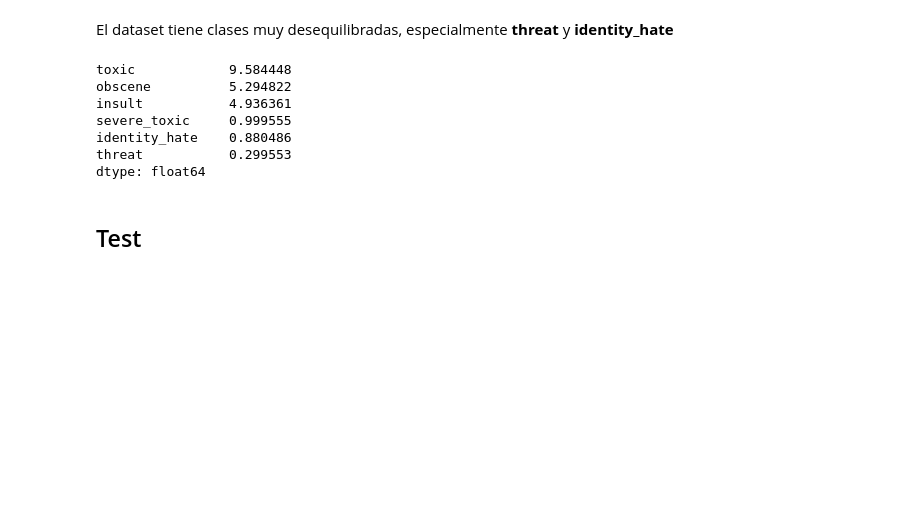
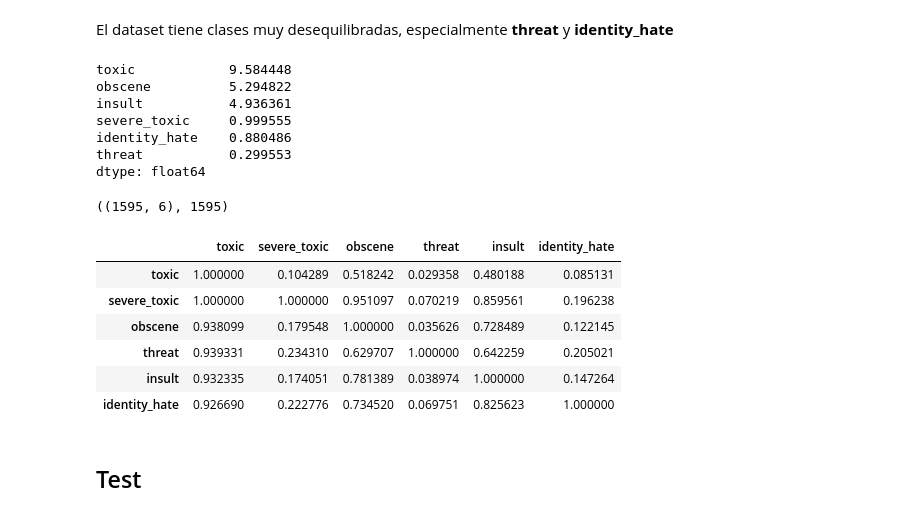
Before and after one commit to Guillermogsjc/kaggle-toxicity, a Jupyter notebook: 01_load_transform.ipynb, the cells around one changed output. Saved outputs shown, nothing was run; the diff lists cells and outputs as text; code cells hidden in the pictures; blank space fills up the shorter version.

```diff
--- a/01_load_transform.ipynb
+++ b/01_load_transform.ipynb
@@ -112,6 +112,30 @@ severe_toxic     0.999555
 identity_hate    0.880486
 threat           0.299553
 dtype: float64
+# %%
+Y_train.loc[Y_train.severe_toxic == 1].shape, Y_train.loc[Y_train.severe_toxic == 1].toxic.sum()
+# %% [output]
+((1595, 6), 1595)
+# %%
+implications = pd.DataFrame(np.nan, index=Y_train.columns, columns=Y_train.columns)
+
+for col_ant in Y_train.columns:
+    for col_con in Y_train.columns:
+
+        selection_df = Y_train.loc[Y_train[col_ant] == 1]
+        n_ant = selection_df.shape[0]
+        n_con = selection_df[col_con].sum()
+        implications.loc[col_ant, col_con] = n_con / n_ant
+
+implications
+# %% [output]
+|  | toxic | severe_toxic | obscene | threat | insult | identity_hate |
+| toxic | 1.000000 | 0.104289 | 0.518242 | 0.029358 | 0.480188 | 0.085131 |
+| severe_toxic | 1.000000 | 1.000000 | 0.951097 | 0.070219 | 0.859561 | 0.196238 |
+| obscene | 0.938099 | 0.179548 | 1.000000 | 0.035626 | 0.728489 | 0.122145 |
+| threat | 0.939331 | 0.234310 | 0.629707 | 1.000000 | 0.642259 | 0.205021 |
+| insult | 0.932335 | 0.174051 | 0.781389 | 0.038974 | 1.000000 | 0.147264 |
+| identity_hate | 0.926690 | 0.222776 | 0.734520 | 0.069751 | 0.825623 | 1.000000 |
 # %% [markdown]
 ## Test
 # %%
```
Also changed, not shown: parts of 6 cells of this notebook, 6 other files.
